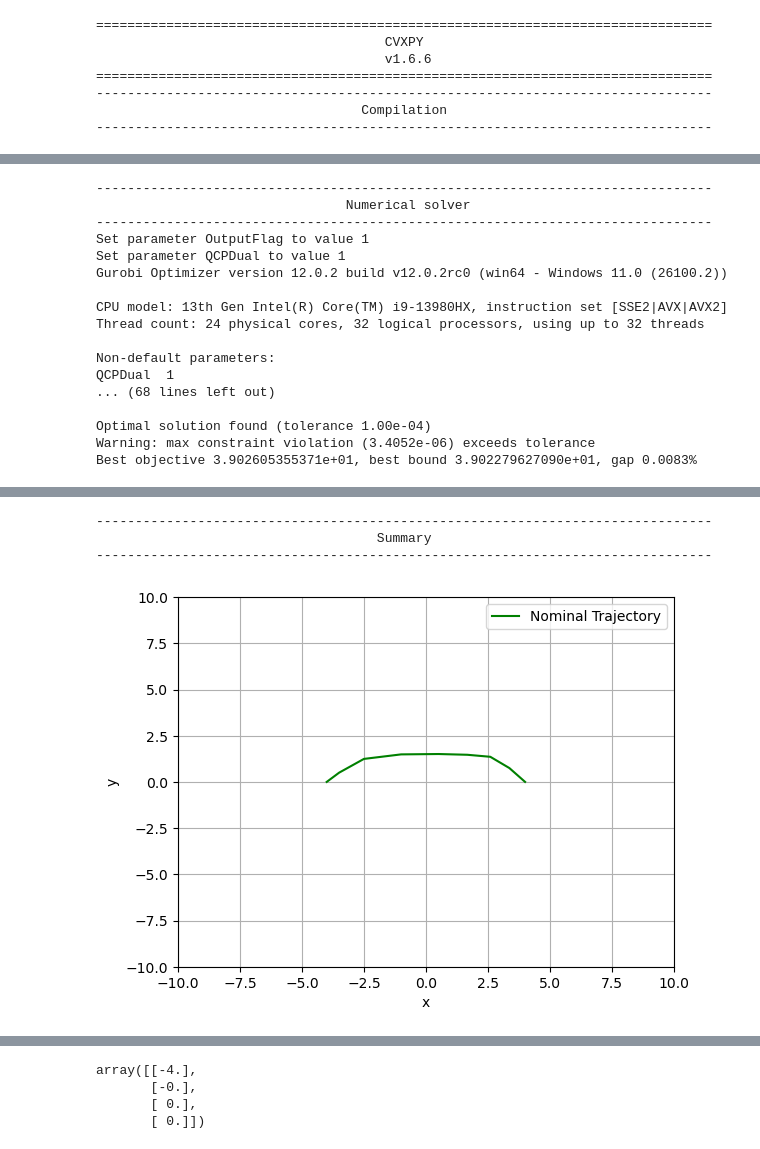
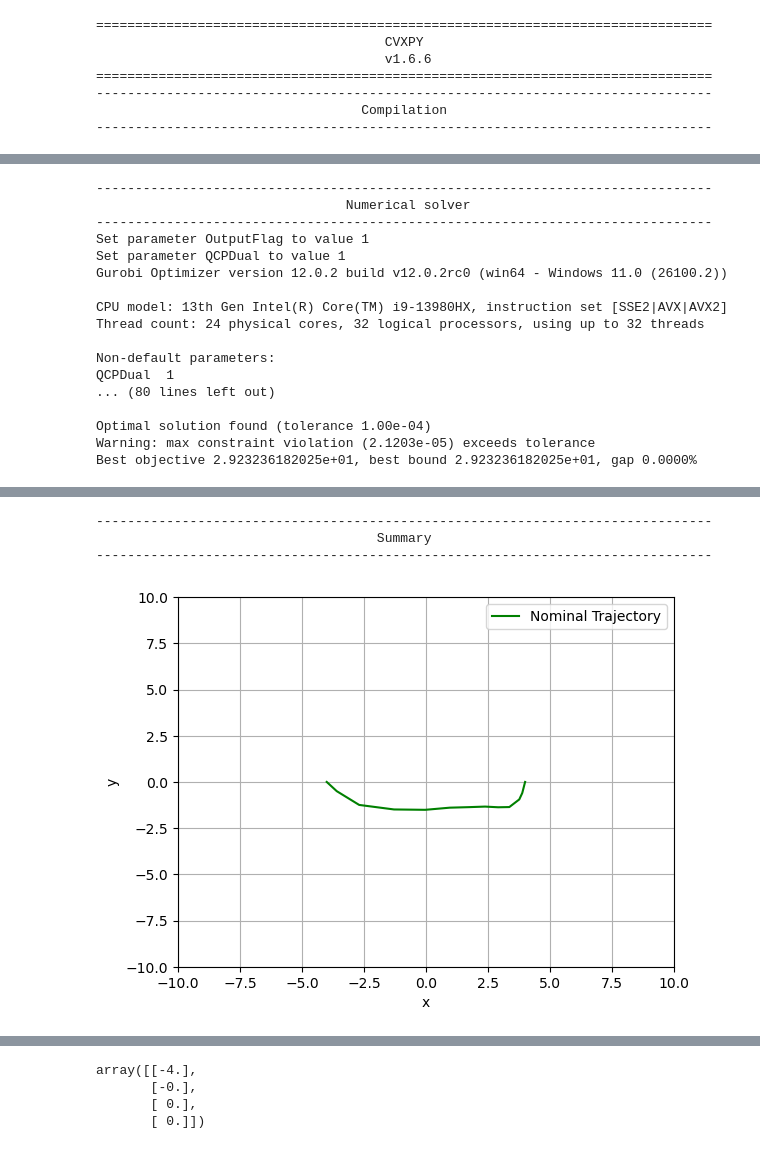
Before and after one commit to zhangzdd/SLS-ConstraintLearning, a Jupyter notebook: python/sls_outputfeedback_zhouyu.ipynb, the cells around one changed output, grey strips where cells are left out. Saved outputs shown, nothing was run; the diff lists cells and outputs as text; code cells hidden in the pictures.

```diff
--- a/python/sls_outputfeedback_zhouyu.ipynb
+++ b/python/sls_outputfeedback_zhouyu.ipynb
@@ -6,7 +6,7 @@ from scipy.linalg import block_diag, kron
 import scipy.io as sio
 import os
 # Parameters
-T = 10
+T = 15
 Ts = 0.5
 state_dim = 4
 input_dim = 2
@@ -18,9 +18,9 @@ Dx = np.eye(state_dim)*disturbance_level_dyn
 Dy = np.eye(output_dim)*disturbance_level_output
 
 # The bound of the obstacle box
-xu = 3
+xu = 3.4
 yu = 1
-xl = 3
+xl = 3.4
 yl = 1
 
 x_init = np.array([[-4.0], [-0.0], [0.0], [0.0]])  # Initial state
@@ -278,8 +278,8 @@ Thread count: 24 physical cores, 32 logical processors, using up to 32 threads
 
 Non-default parameters:
 QCPDual  1
-... (68 lines left out)
+... (80 lines left out)
 
 Optimal solution found (tolerance 1.00e-04)
-Warning: max constraint violation (3.4052e-06) exceeds tolerance
-Best objective 3.902605355371e+01, best bound 3.902279627090e+01, gap 0.0083%
+Warning: max constraint violation (2.1203e-05) exceeds tolerance
+Best objective 2.923236182025e+01, best bound 2.923236182025e+01, gap 0.0000%
@@ -290,7 +290,7 @@ Best objective 3.902605355371e+01, best bound 3.902279627090e+01, gap 0.0083%
 -------------------------------------------------------------------------------
                                     Summary
 -------------------------------------------------------------------------------
-[figure, old version]
+[figure, new version]
 # %%
 z_val[0:2,:].T
 # %% [output]
```
Also changed, not shown: parts of 17 cells of this notebook, 20 other files.
